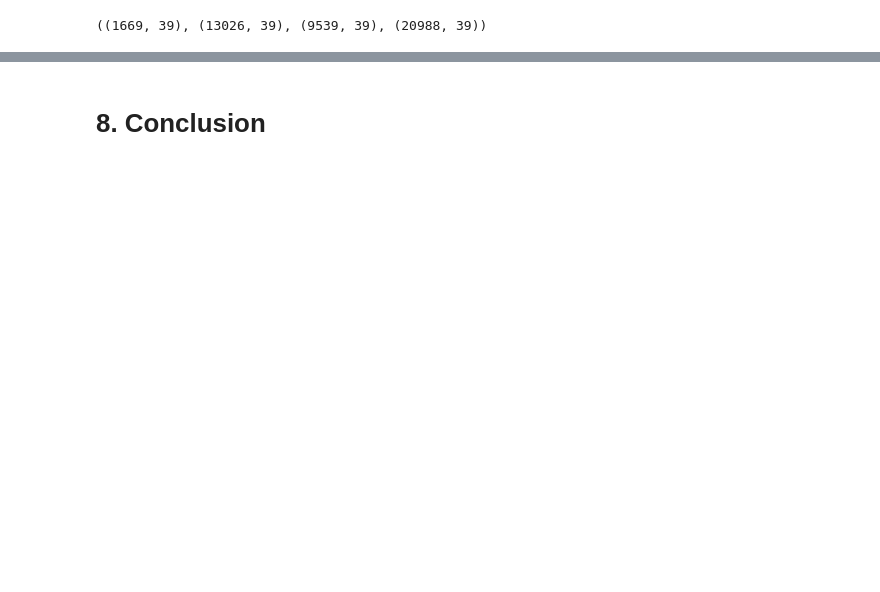
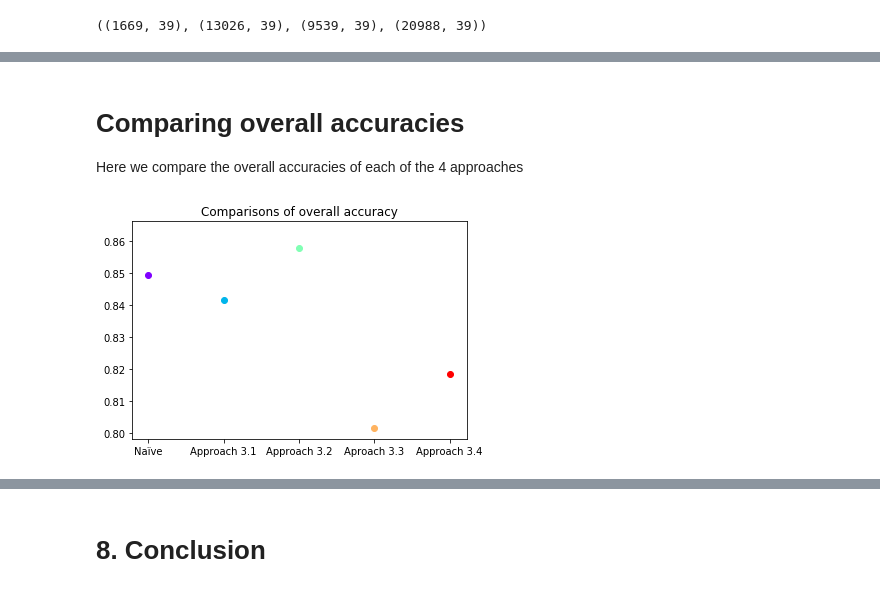
Before and after one commit to heyaudace/ml-bias-fairness, a Jupyter notebook: 2. Intro to Bias and Fairness in Machine Learning.ipynb, the cells around one changed output, grey strips where cells are left out. Cells and saved outputs as stored; diff of their text form; code cells hidden in the pictures; blank space fills up the shorter version.

Commit message:
results

```diff
--- a/2. Intro to Bias and Fairness in Machine Learning.ipynb
+++ b/2. Intro to Bias and Fairness in Machine Learning.ipynb
@@ -889,0 +739,2 @@ In this approach, we keep the relative sizes(ratio) of the populatin with a give
+# %%
+approach_3 = evaluate_gender_performance(predictor, testdata_df)
@@ -919,20 +800,19 @@ Xvals=_combined.drop(["salary"], axis=1)
 Yvals = _combined["salary"]
 x_train, x_test, y_train, y_test = train_test_split(Xvals, Yvals, test_size=0.25)
 
-rf4 = MLPClassifier()
-#rf4 = LogisticRegression()
-rf4.fit(x_train.drop(['sex'], axis=1), y_train)
-predictions = rf4.predict(x_test.drop(['sex'], axis=1))
+predictor = MLPClassifier()
+predictor.fit(x_train.drop(['sex'], axis=1), y_train)
+predictions = predictor.predict(x_test.drop(['sex'], axis=1))
 
-df4_testdata = x_test.copy()
-df4_testdata['salary'] = y_test
-pred_df = pd.Series(predictions, index=x_test.index)
+testdata_df = x_test.copy()
+testdata_df['salary'] = y_test
+preds_df = pd.Series(predictions, index=x_test.index)
 
-df4_testdata['pred'] = pred_df
+testdata_df['pred'] = preds_df
 
-df4_testdata['accurate'] = (df4_testdata['pred'] == df4_testdata['salary'])
+testdata_df['accurate'] = (testdata_df['pred'] == testdata_df['salary'])
 # %%
-summaries_rebalanced_gender_outcome = evaluate_gender_performance(rf4, df4_testdata)
+approach_4 = evaluate_gender_performance(rf4, df4_testdata)
 # %% [output]
 -------------------------------------------------
 
@@ -958,0 +884,13 @@ P((low,LOW) |low,Male) : 0.8548604427333975
+# %%
+approaches = ['Naïve', 'Approach 3.1', 'Approach 3.2', 'Aproach 3.3', 'Approach 3.4']
+summaries = [original_approach, approach_1, approach_2, approach_3, approach_4]
+# %% [markdown]
+# Comparing overall accuracies
+
+Here we compare the overall accuracies of each of the 4 approaches
+# %%
+
+accuracy_results = [summary['accuracy_overall'] for summary in summaries]
+plot_comparisons(approaches, accuracy_results, 'Comparisons of overall accuracy')
+# %% [output]
+[figure, added]
```
Also changed, not shown: parts of 73 cells of this notebook.
